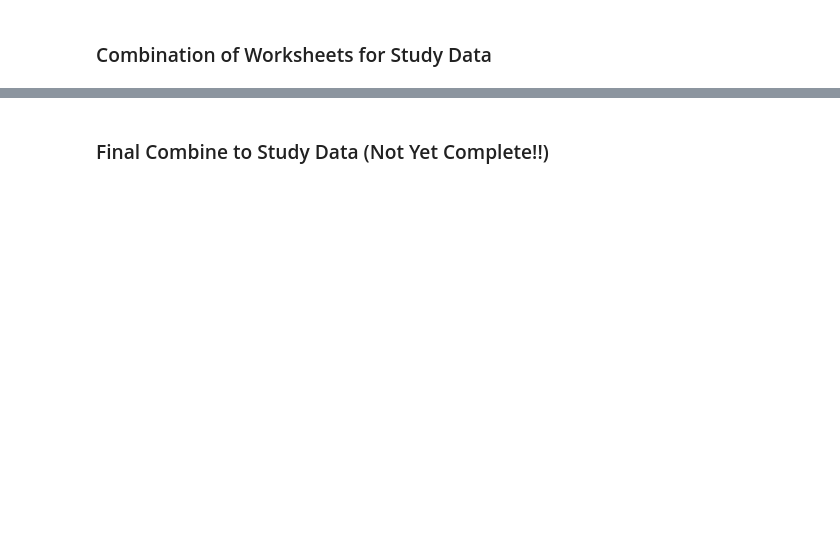
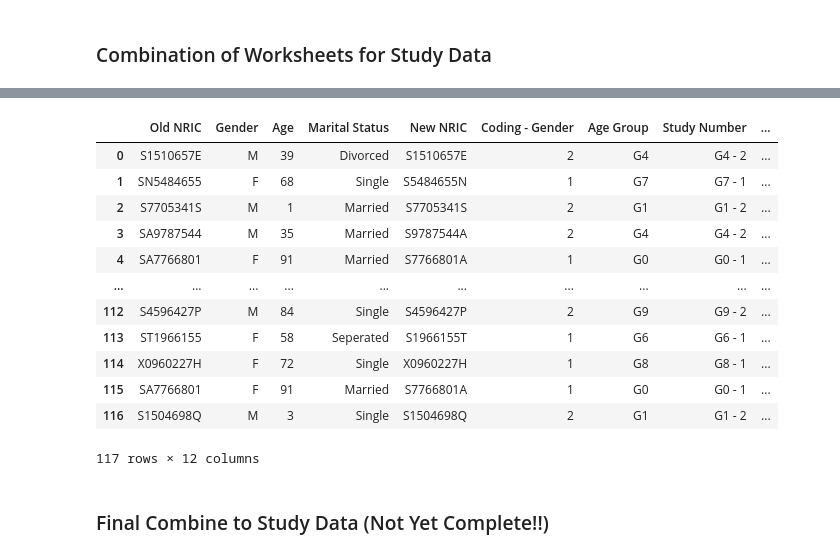
Before and after one commit to Valia88/ihis-technical-assessment-yvonne_gan, a Jupyter notebook: working_file.ipynb, the cells around one changed output, grey strips where cells are left out. Cells and saved outputs as stored; diff of their text form; code cells hidden in the pictures; blank space fills up the shorter version.

```diff
--- a/working_file.ipynb
+++ b/working_file.ipynb
@@ -109,0 +106,3 @@ AttributeError: 'list' object has no attribute 'head'
+# %%
+new_nric_list = pd.DataFrame(new_preprocessed_nric, columns=["NRIC"])
+new_nric_list.head()
@@ -109,0 +116,3 @@ AttributeError: 'list' object has no attribute 'head'
+# %%
+data["New NRIC"] = new_nric_list["NRIC"]
+data.head()
@@ -197,3 +329,20 @@ demo_n_extra["Ethnic Group"].isna().sum()
+# %%
+demo_n_extra = demo_n_extra.rename(columns={"NRIC":"Old NRIC"})
+demo_n_extra
+# %% [output]
+|  | Old NRIC | Gender | Age | Marital Status | New NRIC | Coding - Gender | Age Group | Study Number | ... |
+| 0 | S1510657E | M | 39 | Divorced | S1510657E | 2 | G4 | G4 - 2 | ... |
+| 1 | SN5484655 | F | 68 | Single | S5484655N | 1 | G7 | G7 - 1 | ... |
+| 2 | S7705341S | M | 1 | Married | S7705341S | 2 | G1 | G1 - 2 | ... |
+| 3 | SA9787544 | M | 35 | Married | S9787544A | 2 | G4 | G4 - 2 | ... |
+| 4 | SA7766801 | F | 91 | Married | S7766801A | 1 | G0 | G0 - 1 | ... |
+| ... | ... | ... | ... | ... | ... | ... | ... | ... | ... |
+| 112 | S4596427P | M | 84 | Single | S4596427P | 2 | G9 | G9 - 2 | ... |
+| 113 | ST1966155 | F | 58 | Seperated | S1966155T | 1 | G6 | G6 - 1 | ... |
+| 114 | X0960227H | F | 72 | Single | X0960227H | 1 | G8 | G8 - 1 | ... |
+| 115 | SA7766801 | F | 91 | Married | S7766801A | 1 | G0 | G0 - 1 | ... |
+| 116 | S1504698Q | M | 3 | Single | S1504698Q | 2 | G1 | G1 - 2 | ... |
+117 rows × 12 columns
 # %% [markdown]
 ### Final Combine to Study Data (Not Yet Complete!!)
 # %%
```
Also changed, not shown: parts of 38 cells of this notebook, 2 other files.
